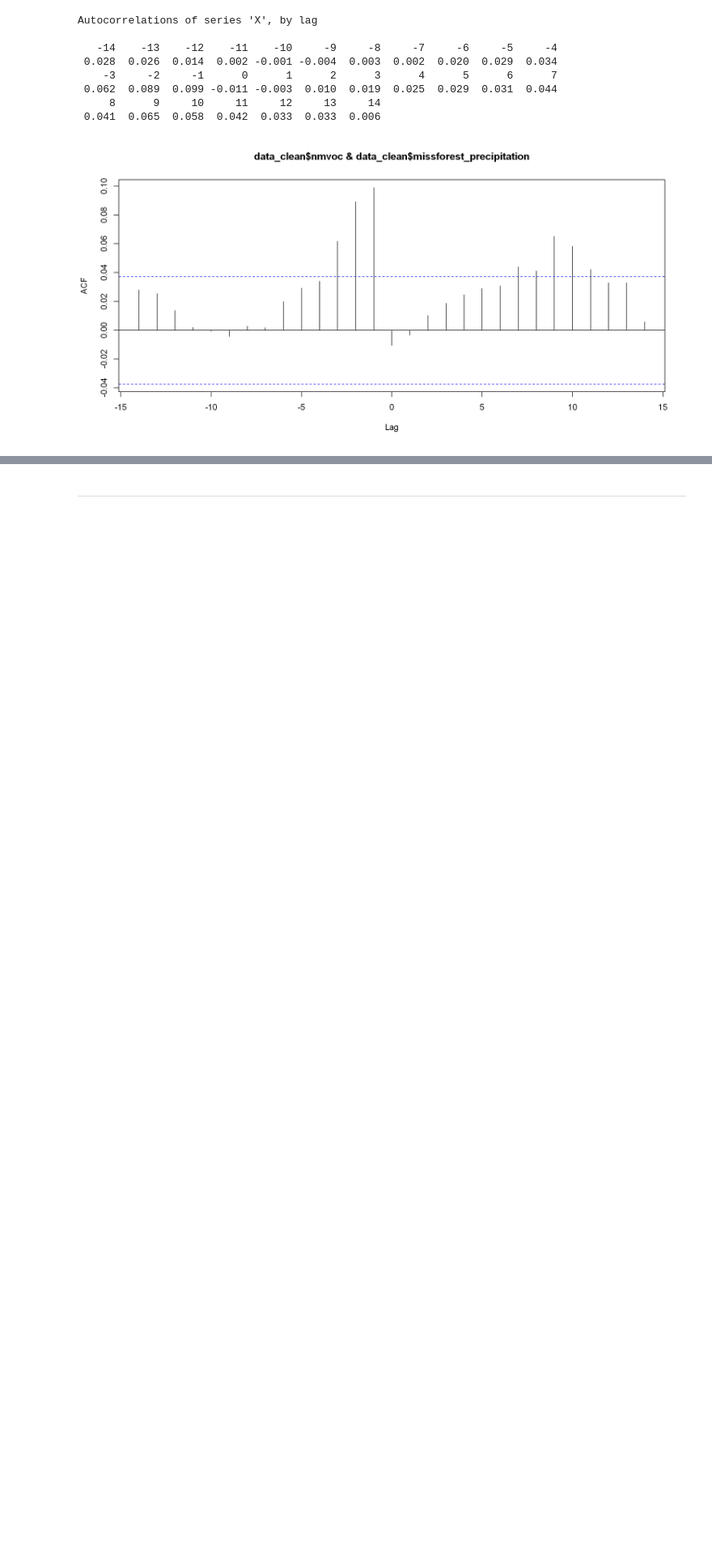
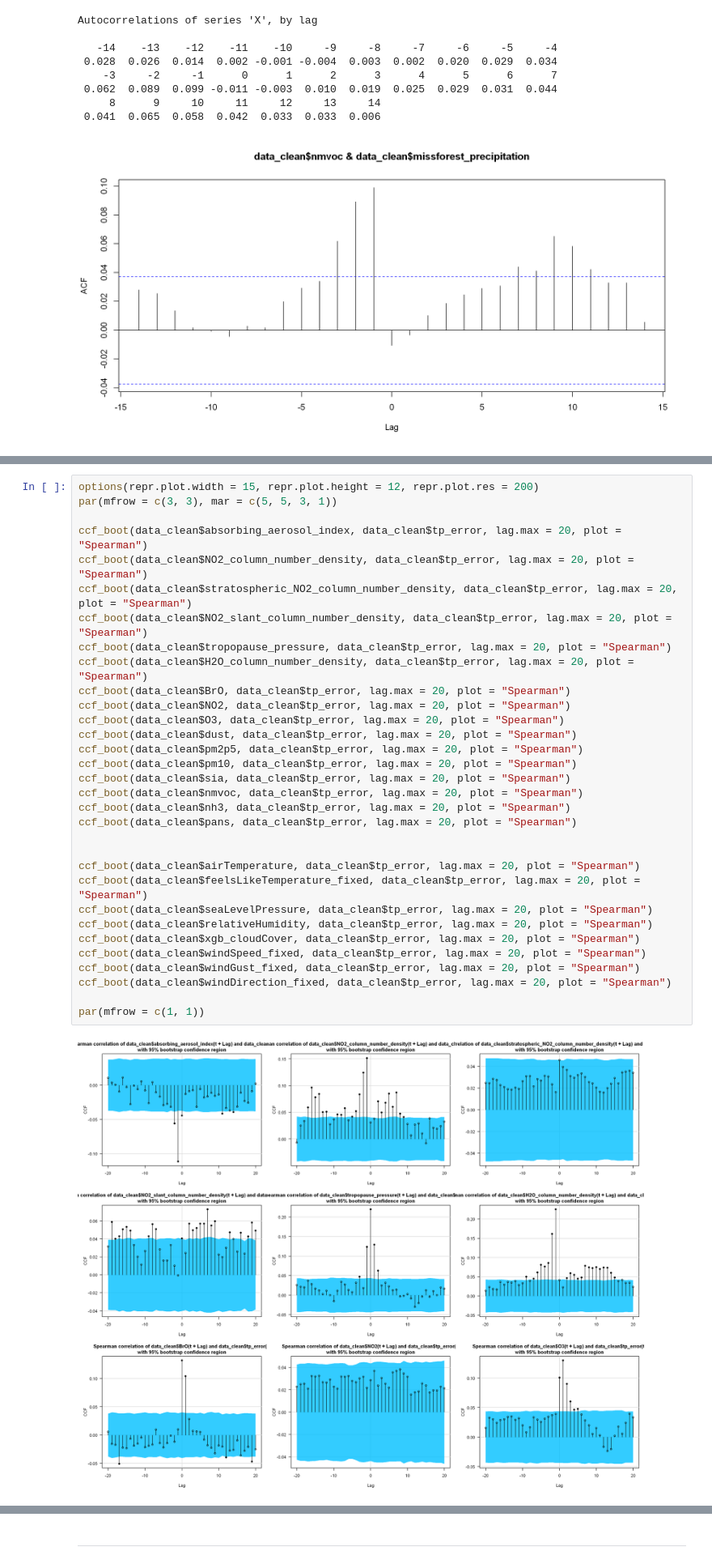
Before and after one commit to rugcer04/Duomenu_mokslo_projektas, a Jupyter notebook: code/R/EDA/dependency_analysis.ipynb, the cells around one changed output, grey strips where cells are left out. Shown at 81% size. Drawn from its saved outputs; the diff is of its cells as text; blank space fills up the shorter version.

```diff
--- a/code/R/EDA/dependency_analysis.ipynb
+++ b/code/R/EDA/dependency_analysis.ipynb
@@ -678,0 +1407,34 @@ agg_record_128120387
+# %%
+options(repr.plot.width = 15, repr.plot.height = 12, repr.plot.res = 200)
+par(mfrow = c(3, 3), mar = c(5, 5, 3, 1))
+
+ccf_boot(data_clean$absorbing_aerosol_index, data_clean$tp_error, lag.max = 20, plot = "Spearman")
+ccf_boot(data_clean$NO2_column_number_density, data_clean$tp_error, lag.max = 20, plot = "Spearman")
+ccf_boot(data_clean$stratospheric_NO2_column_number_density, data_clean$tp_error, lag.max = 20, plot = "Spearman")
+ccf_boot(data_clean$NO2_slant_column_number_density, data_clean$tp_error, lag.max = 20, plot = "Spearman")
+ccf_boot(data_clean$tropopause_pressure, data_clean$tp_error, lag.max = 20, plot = "Spearman")
+ccf_boot(data_clean$H2O_column_number_density, data_clean$tp_error, lag.max = 20, plot = "Spearman")
+ccf_boot(data_clean$BrO, data_clean$tp_error, lag.max = 20, plot = "Spearman")
+ccf_boot(data_clean$NO2, data_clean$tp_error, lag.max = 20, plot = "Spearman")
+ccf_boot(data_clean$O3, data_clean$tp_error, lag.max = 20, plot = "Spearman")
+ccf_boot(data_clean$dust, data_clean$tp_error, lag.max = 20, plot = "Spearman")
+ccf_boot(data_clean$pm2p5, data_clean$tp_error, lag.max = 20, plot = "Spearman")
+ccf_boot(data_clean$pm10, data_clean$tp_error, lag.max = 20, plot = "Spearman")
+ccf_boot(data_clean$sia, data_clean$tp_error, lag.max = 20, plot = "Spearman")
+ccf_boot(data_clean$nmvoc, data_clean$tp_error, lag.max = 20, plot = "Spearman")
+ccf_boot(data_clean$nh3, data_clean$tp_error, lag.max = 20, plot = "Spearman")
+ccf_boot(data_clean$pans, data_clean$tp_error, lag.max = 20, plot = "Spearman")
+
+
+ccf_boot(data_clean$airTemperature, data_clean$tp_error, lag.max = 20, plot = "Spearman")
+ccf_boot(data_clean$feelsLikeTemperature_fixed, data_clean$tp_error, lag.max = 20, plot = "Spearman")
+ccf_boot(data_clean$seaLevelPressure, data_clean$tp_error, lag.max = 20, plot = "Spearman")
+ccf_boot(data_clean$relativeHumidity, data_clean$tp_error, lag.max = 20, plot = "Spearman")
+ccf_boot(data_clean$xgb_cloudCover, data_clean$tp_error, lag.max = 20, plot = "Spearman")
+ccf_boot(data_clean$windSpeed_fixed, data_clean$tp_error, lag.max = 20, plot = "Spearman")
+ccf_boot(data_clean$windGust_fixed, data_clean$tp_error, lag.max = 20, plot = "Spearman")
+ccf_boot(data_clean$windDirection_fixed, data_clean$tp_error, lag.max = 20, plot = "Spearman")
+
+par(mfrow = c(1, 1))
+# %% [output]
+[figure, added]
```
Also changed, not shown: parts of 28 cells of this notebook.
